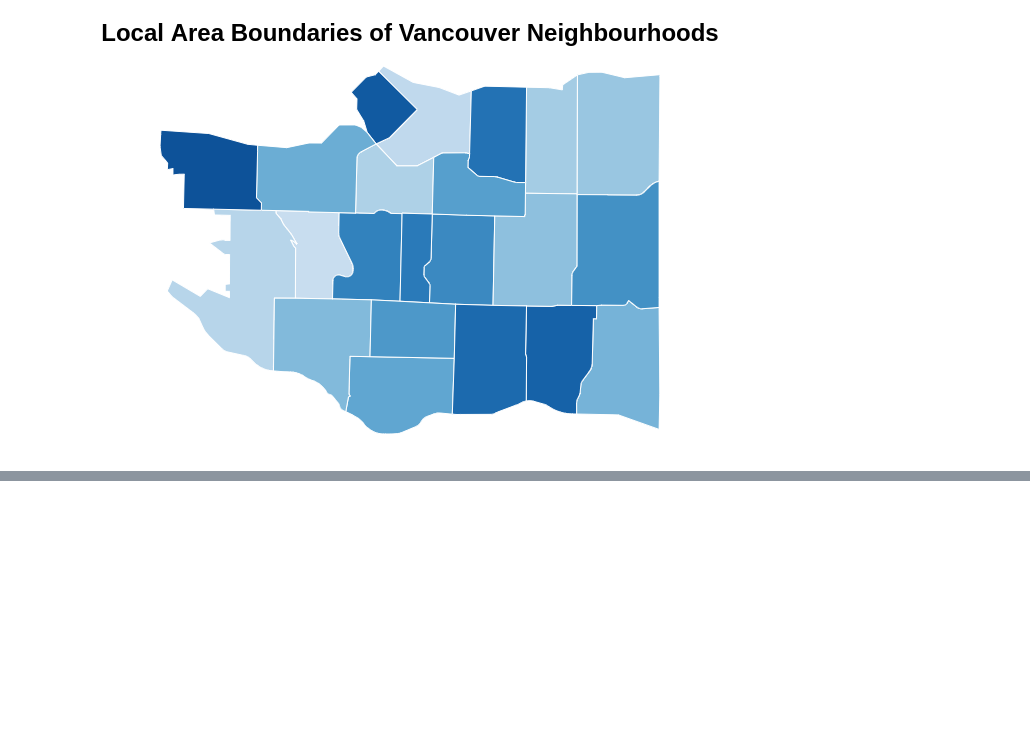
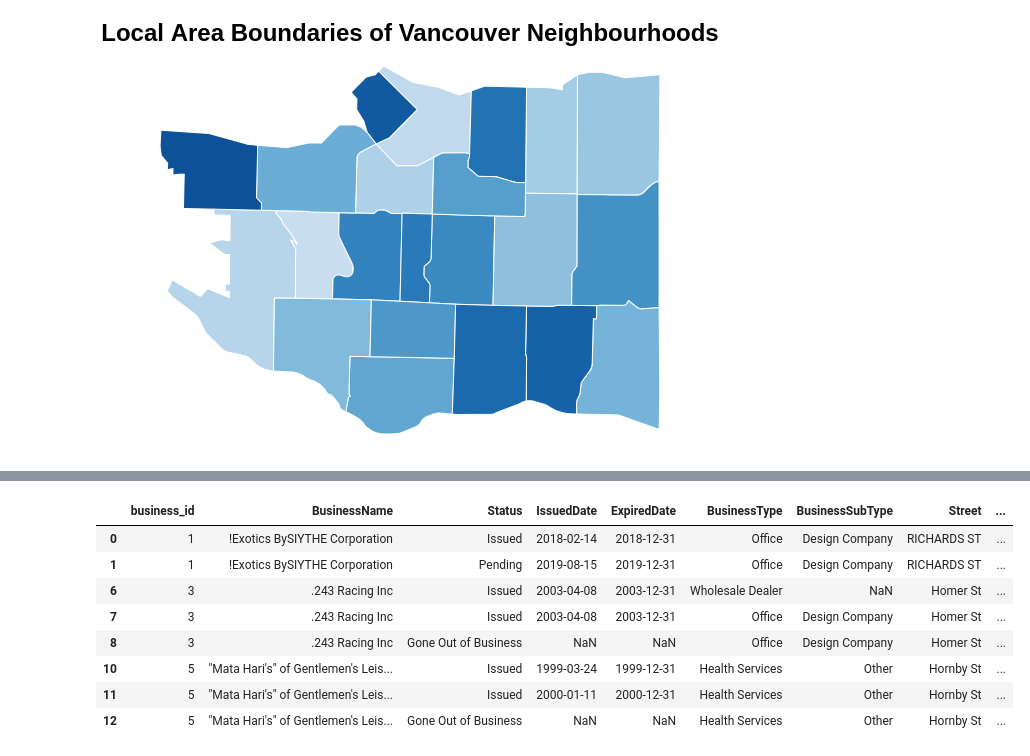
Before and after one commit to aakanksha023/EVAN, a Jupyter notebook: src/initial_eda.ipynb, the cells around one changed output, grey strips where cells are left out. Drawn from its saved outputs; the diff is of its cells as text; code cells hidden in the pictures; blank space fills up the shorter version.

```diff
--- a/src/initial_eda.ipynb
+++ b/src/initial_eda.ipynb
@@ -122,0 +110,22 @@ licence_2013_current.index()
+# %%
+# split into train and test sets
+train_inds, test_inds = next(GroupShuffleSplit(test_size=.20, n_splits=2, random_state = 7).split(licence_df, groups=licence_df['business_id']))
+
+train = licence_df.iloc[train_inds]
+test = licence_df.iloc[test_inds]
+
+# save as csv files
+train.to_csv('../data/processed/licence_train.csv')
+test.to_csv('../data/processed/licence_test.csv')
+# %%
+train.iloc[:,[0,5,7,8,9,10,11,15,16,19,20,21]].head(8)
+# %% [output]
+|  | business_id | BusinessName | Status | IssuedDate | ExpiredDate | BusinessType | BusinessSubType | Street | ... |
+| 0 | 1 | !Exotics BySIYTHE Corporation | Issued | 2018-02-14 | 2018-12-31 | Office | Design Company | RICHARDS ST | ... |
+| 1 | 1 | !Exotics BySIYTHE Corporation | Pending | 2019-08-15 | 2019-12-31 | Office | Design Company | RICHARDS ST | ... |
+| 6 | 3 | .243 Racing Inc | Issued | 2003-04-08 | 2003-12-31 | Wholesale Dealer | NaN | Homer St | ... |
+| 7 | 3 | .243 Racing Inc | Issued | 2003-04-08 | 2003-12-31 | Office | Design Company | Homer St | ... |
+| 8 | 3 | .243 Racing Inc | Gone Out of Business | NaN | NaN | Office | Design Company | Homer St | ... |
+| 10 | 5 | "Mata Hari's" of Gentlemen's Leis... | Issued | 1999-03-24 | 1999-12-31 | Health Services | Other | Hornby St | ... |
+| 11 | 5 | "Mata Hari's" of Gentlemen's Leis... | Issued | 2000-01-11 | 2000-12-31 | Health Services | Other | Hornby St | ... |
+| 12 | 5 | "Mata Hari's" of Gentlemen's Leis... | Gone Out of Business | NaN | NaN | Health Services | Other | Hornby St | ... |
```
Also changed, not shown: parts of 5 cells of this notebook, 4 other files.
